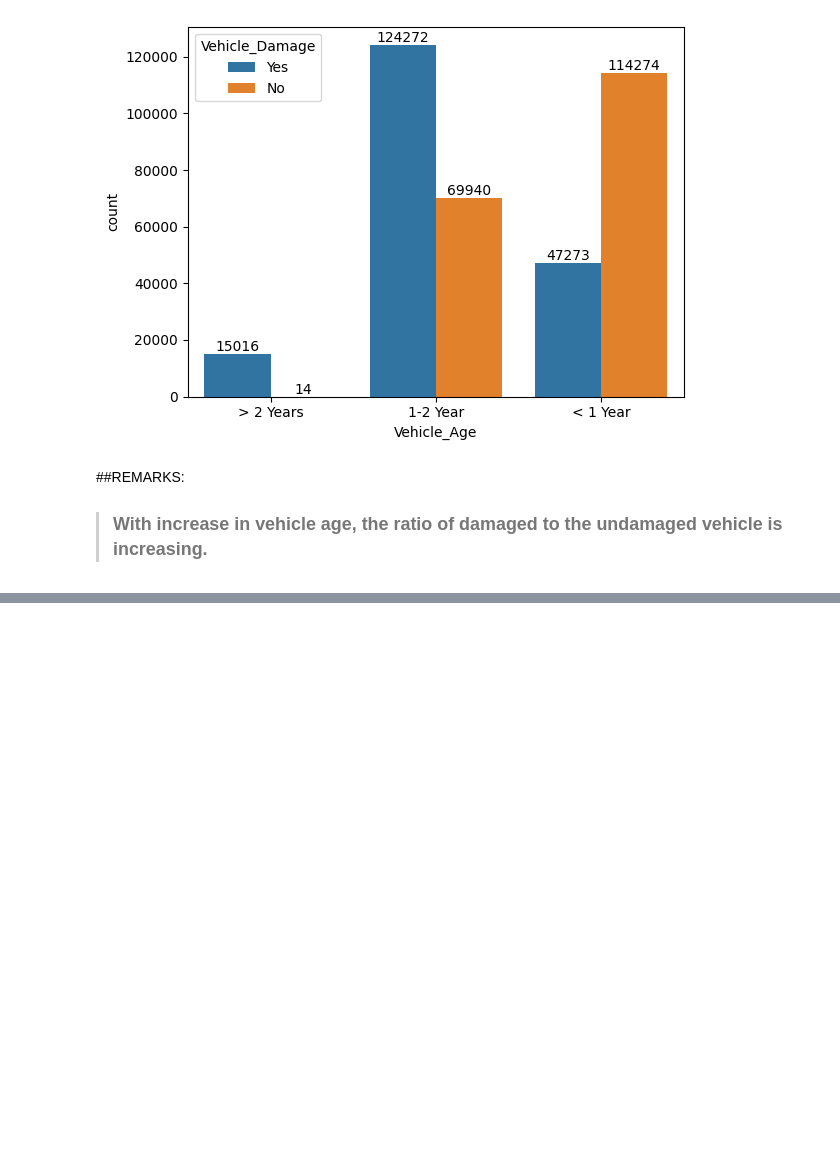
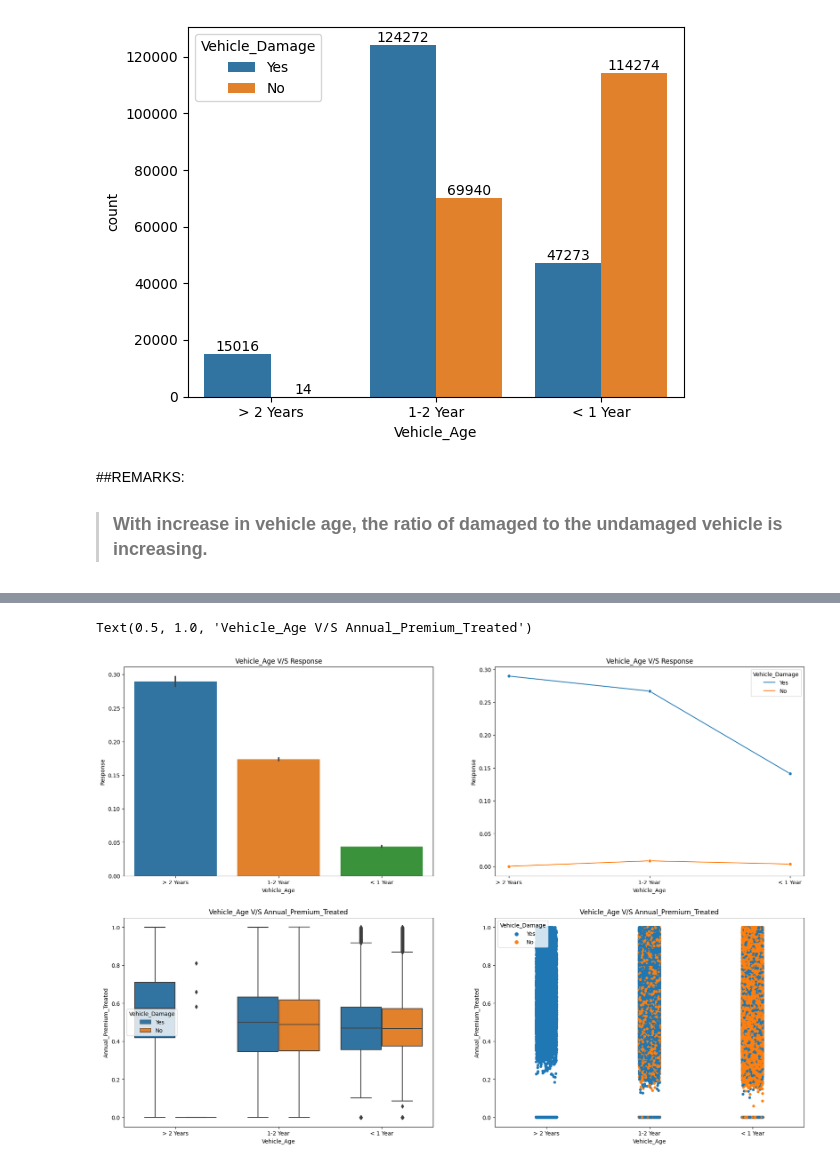
Before and after one commit to diptiranjan1998/Health-Insurance-Cross-Sell-Prediction, a Jupyter notebook: Health_Insurance_Cross_Sell_Prediction.ipynb, the cells around one changed output, grey strips where cells are left out. Drawn from its saved outputs; the diff is of its cells as text; code cells hidden in the pictures; blank space fills up the shorter version.

```diff
--- a/Health_Insurance_Cross_Sell_Prediction.ipynb
+++ b/Health_Insurance_Cross_Sell_Prediction.ipynb
@@ -355,0 +347,25 @@ sns.lineplot(y=df.Annual_Premium_Treated, x= df.Vehicle_Damage)
+# %%
+fig, axes = plt.subplots(2,2, figsize=(22,15))
+
+sns.barplot(ax = axes[0][0], x = df.Vehicle_Age, y=df.Response)
+axes[0][0].set_xlabel(xlabel = 'Vehicle_Age')
+axes[0][0].set_ylabel(ylabel = 'Response')
+axes[0][0].set_title('Vehicle_Age V/S Response')
+
+sns.lineplot(ax = axes[0][1], y = df.Response, x = df.Vehicle_Age, hue = df.Vehicle_Damage, ci= None, marker= 'o')
+axes[0][1].set_xlabel(xlabel = 'Vehicle_Age')
+axes[0][1].set_ylabel(ylabel = 'Response')
+axes[0][1].set_title('Vehicle_Age V/S Response')
+
+sns.boxplot(ax = axes[1][0], y = df.Annual_Premium_Treated, x = df.Vehicle_Age, hue = df.Vehicle_Damage)
+axes[1][0].set_xlabel(xlabel = 'Vehicle_Age')
+axes[1][0].set_ylabel(ylabel = 'Annual_Premium_Treated')
+axes[1][0].set_title('Vehicle_Age V/S Annual_Premium_Treated')
+
+sns.stripplot(ax = axes[1][1], y = df.Annual_Premium_Treated, x = df.Vehicle_Age, hue = df.Vehicle_Damage)
+axes[1][1].set_xlabel(xlabel = 'Vehicle_Age')
+axes[1][1].set_ylabel(ylabel = 'Annual_Premium_Treated')
+axes[1][1].set_title('Vehicle_Age V/S Annual_Premium_Treated')
+# %% [output]
+Text(0.5, 1.0, 'Vehicle_Age V/S Annual_Premium_Treated')
+[figure, added]
```
Also changed, not shown: parts of 8 cells of this notebook.
